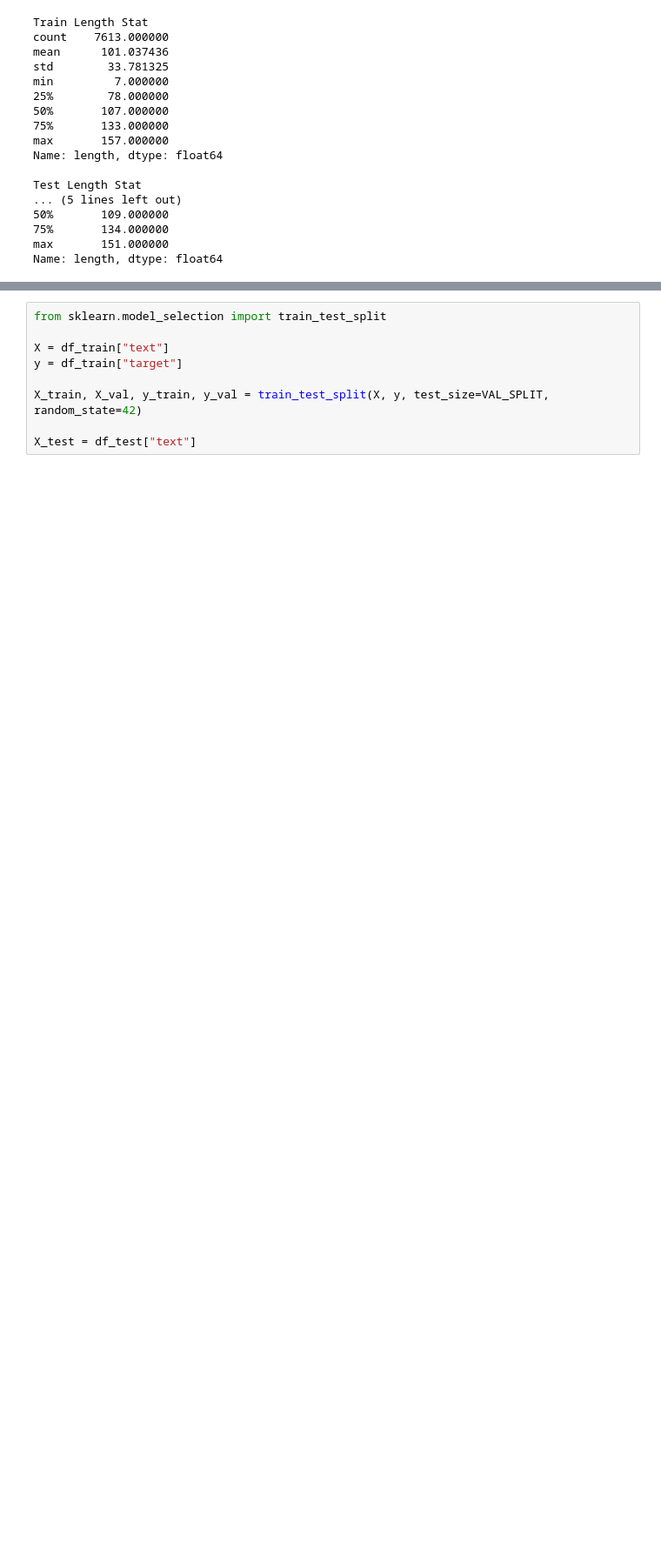
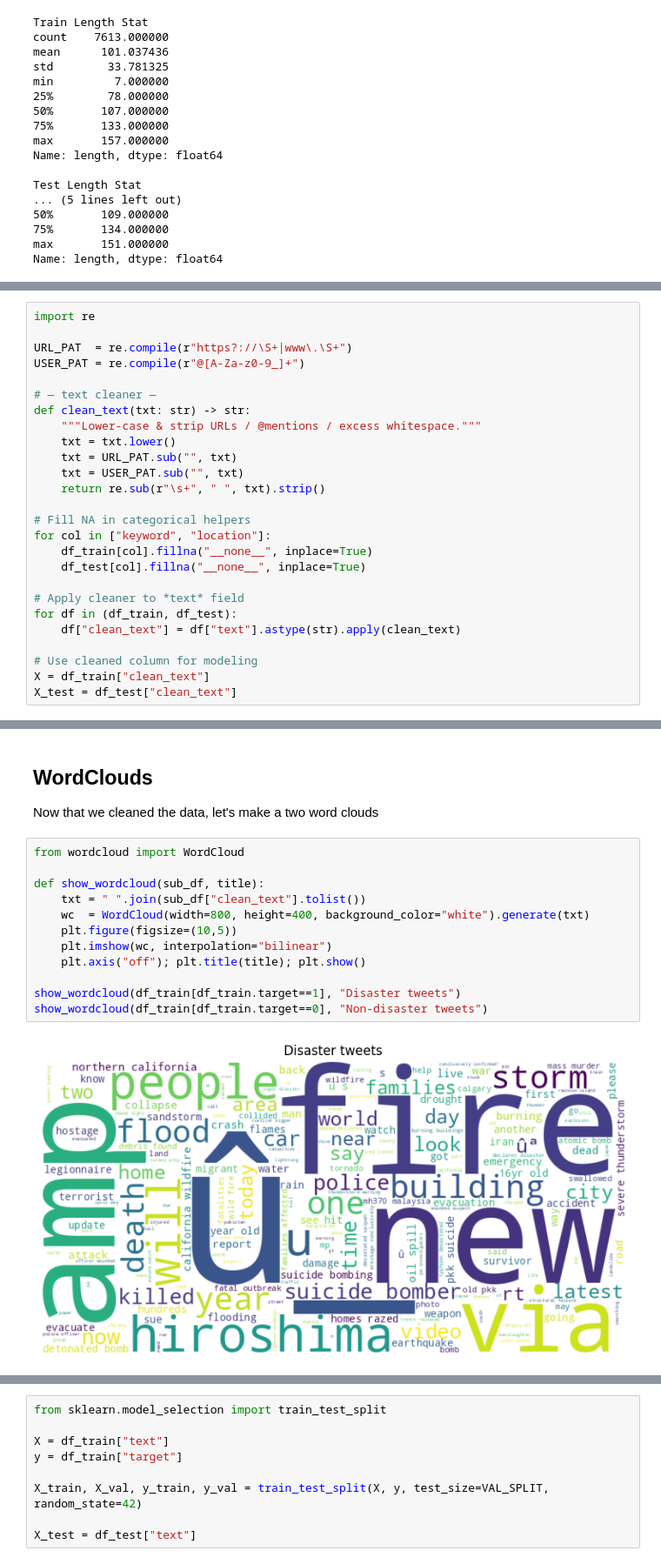
Before and after one commit to JamesFCoffey/ml-ds-techniques, a Jupyter notebook: notebooks/nlp_disaster_tweets.ipynb, the cells around one changed output, grey strips where cells are left out. Shown at 87% size. Saved outputs shown, nothing was run; the diff lists cells and outputs as text; blank space fills up the shorter version.

```diff
--- a/notebooks/nlp_disaster_tweets.ipynb
+++ b/notebooks/nlp_disaster_tweets.ipynb
@@ -145 +187,27 @@ EPOCHS = 2
 AUTO = tf.data.experimental.AUTOTUNE
+# %%
+import re
+
+URL_PAT  = re.compile(r"https?://\S+|www\.\S+")
+USER_PAT = re.compile(r"@[A-Za-z0-9_]+")
+
+# — text cleaner —
+def clean_text(txt: str) -> str:
+    """Lower‑case & strip URLs / @mentions / excess whitespace."""
+    txt = txt.lower()
+    txt = URL_PAT.sub("", txt)
+    txt = USER_PAT.sub("", txt)
+    return re.sub(r"\s+", " ", txt).strip()
+
+# Fill NA in categorical helpers
+for col in ["keyword", "location"]:
+    df_train[col].fillna("__none__", inplace=True)
+    df_test[col].fillna("__none__", inplace=True)
+
+# Apply cleaner to *text* field
+for df in (df_train, df_test):
+    df["clean_text"] = df["text"].astype(str).apply(clean_text)
+
+# Use cleaned column for modeling
+X = df_train["clean_text"]
+X_test = df_test["clean_text"]
@@ -145,0 +227,18 @@ AUTO = tf.data.experimental.AUTOTUNE
+# %% [markdown]
+## WordClouds
+
+Now that we cleaned the data, let's make a two word clouds
+# %%
+from wordcloud import WordCloud
+
+def show_wordcloud(sub_df, title):
+    txt = " ".join(sub_df["clean_text"].tolist())
+    wc  = WordCloud(width=800, height=400, background_color="white").generate(txt)
+    plt.figure(figsize=(10,5))
+    plt.imshow(wc, interpolation="bilinear")
+    plt.axis("off"); plt.title(title); plt.show()
+
+show_wordcloud(df_train[df_train.target==1], "Disaster tweets")
+show_wordcloud(df_train[df_train.target==0], "Non‑disaster tweets")
+# %% [output]
+[figure, added]
```
Also changed, not shown: parts of 33 cells of this notebook.
